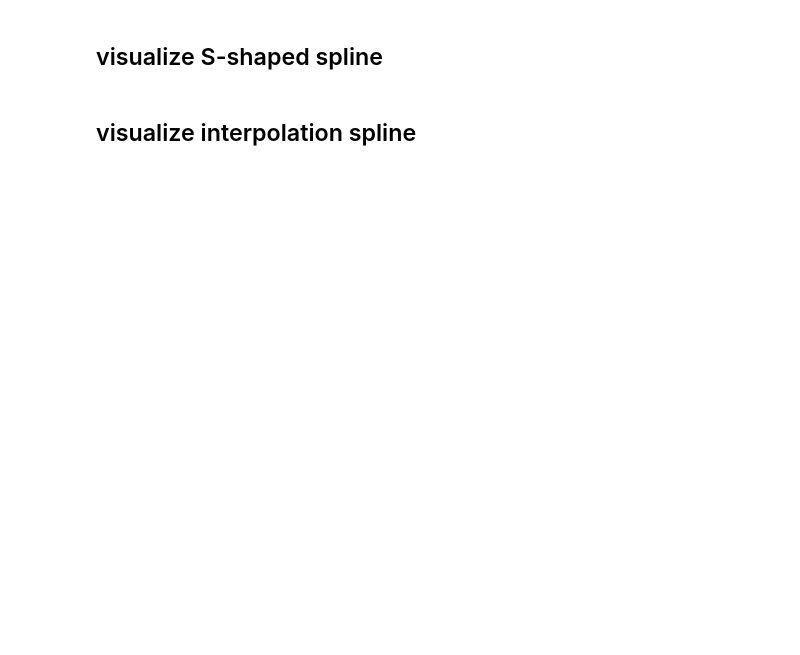
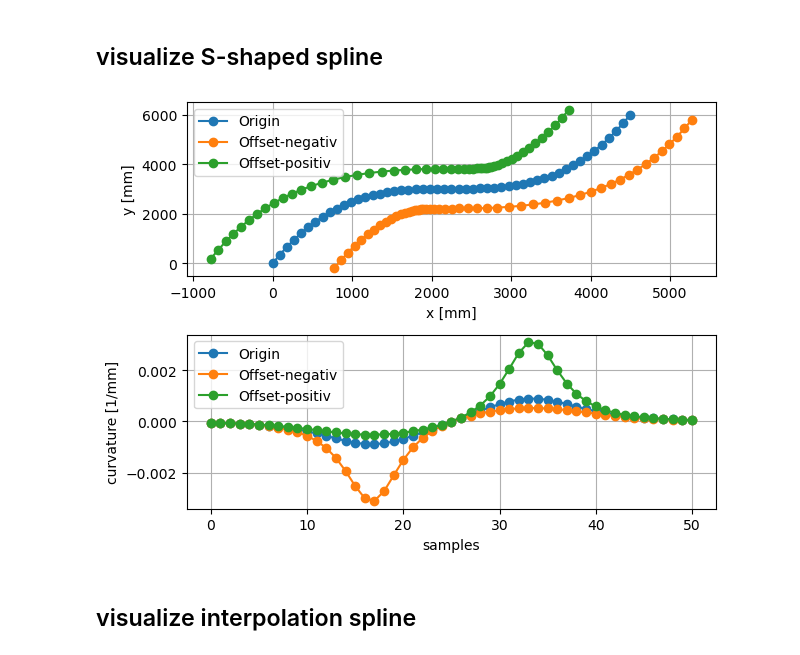
Before and after one commit to TinoKruegerBasjmeleh/rack-spline-lib, a Jupyter notebook: examples/TestVisual_examples.ipynb, the cells around one changed output. Cells and saved outputs as stored; diff of their text form; code cells hidden in the pictures; blank space fills up the shorter version.

```diff
--- a/examples/TestVisual_examples.ipynb
+++ b/examples/TestVisual_examples.ipynb
@@ -60,16 +81,45 @@ if(isFile):
 # %% [markdown]
 ## visualize S-shaped spline
 # %%
-path_f_s = './s_curve_points.txt'
+path_f_s     = './s_curve_points.txt'
+
+
+fig, (ax1, ax2) = plt.subplots(nrows=2,ncols=1)
 
 isFile = os.path.isfile(path_f_s)
 if(isFile):
+    #read text files
     x, y, curve = np.loadtxt(path_f_s,unpack=True)
-    plt.plot(x, y, 'y')
-    plt.xlabel('x')
-    plt.ylabel('y')
-    plt.title('S-shaped curve')
+    xn, yn, curven = np.loadtxt("off_neg_curve.txt",unpack=True)
+    xp, yp, curvep = np.loadtxt("off_pos_curve.txt",unpack=True)
+
+    #make point plot
+    ax1.plot(x, y, 'o-', label="Origin",  zorder=2)
+    ax1.plot(xn, yn, 'o-', label="Offset-negativ",  zorder=2)
+    ax1.plot(xp, yp, 'o-', label="Offset-positiv",  zorder=2)
+    ax1.set_xlabel('x [mm]')
+    ax1.set_ylabel('y [mm]')
+    ax1.legend()
+    ax1.grid()
+
+    #read textfiles
+    num, s_cuv = np.loadtxt("s_curvature.txt", unpack=True)
+    num, s_cuv_neg = np.loadtxt("off_neg_curvature.txt", unpack=True)
+    num, s_cuv_pos = np.loadtxt("off_pos_curvature.txt", unpack=True)
+
+    #make curvature plot
+    ax2.plot(num, s_cuv, 'o-', label="Origin",  zorder=2)
+    ax2.plot(num, s_cuv_neg, 'o-', label="Offset-negativ",  zorder=2)
+    ax2.plot(num, s_cuv_pos, 'o-', label="Offset-positiv",  zorder=2)
+    ax2.set_xlabel('samples')
+    ax2.set_ylabel('curvature [1/mm]')
+    ax2.legend()
+    ax2.grid()
+
+    plt.tight_layout()
     plt.show()
+# %% [output]
+[figure, added]
 # %% [markdown]
 ## visualize interpolation spline
 # %%
```
Also changed, not shown: parts of 12 cells of this notebook, 4 other files.
